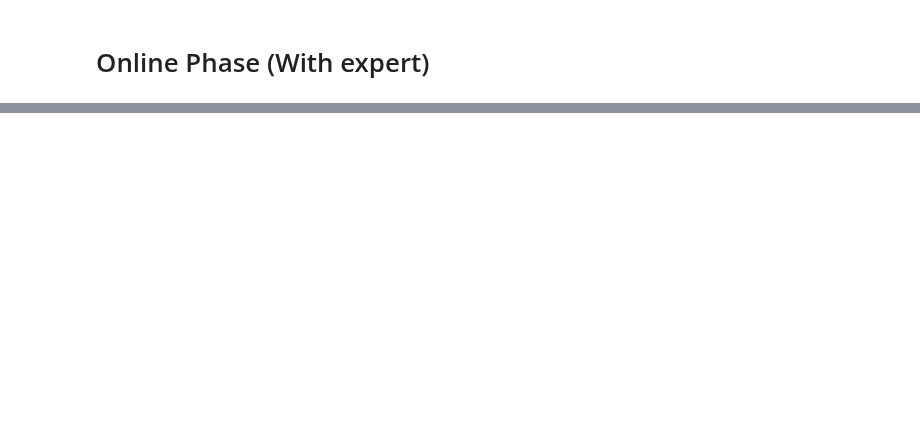
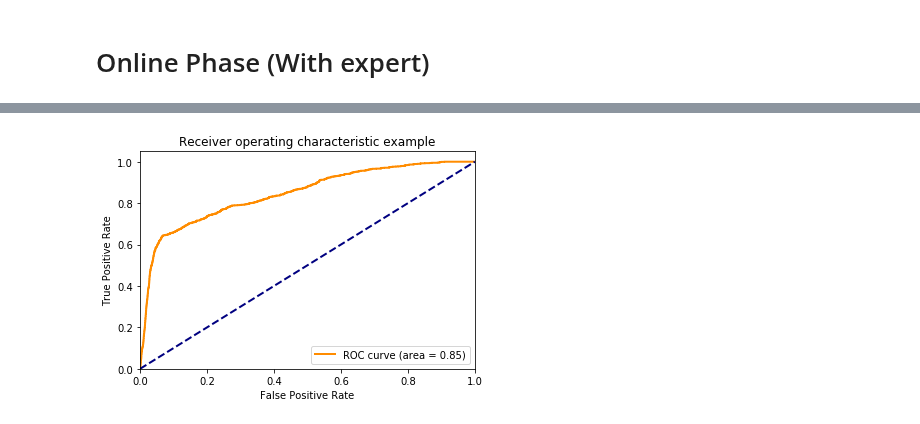
Before and after one commit to binli826/LSTM-Autoencoders, a Jupyter notebook: src/Experiments/Online_smtp.ipynb, the cells around one changed output, grey strips where cells are left out. Cells and saved outputs as stored; diff of their text form; code cells hidden in the pictures; blank space fills up the shorter version.

```diff
--- a/src/Experiments/Online_smtp.ipynb
+++ b/src/Experiments/Online_smtp.ipynb
@@ -216,0 +325,9 @@ plt.show()
+# %%
+#without retraining
+foo = pd.Series(np.array(all_scores).ravel())
+fpr, tpr, thresholds = metrics.roc_curve(labels[1:], foo[1:], pos_label="anomaly")
+auc = metrics.auc(fpr, tpr)
+#print(fpr,tpr,thresholds,auc)
+plot_roc(fpr,tpr,auc)
+# %% [output]
+[figure, added]
```
Also changed, not shown: parts of 6 cells of this notebook, 2 other files.
